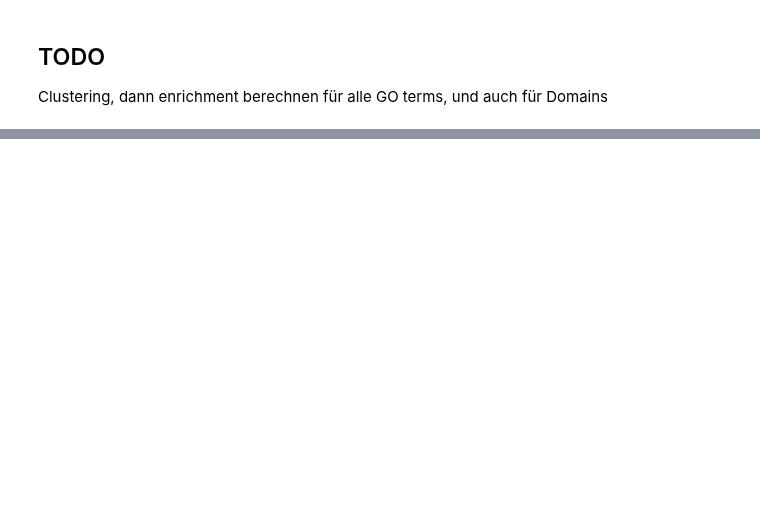
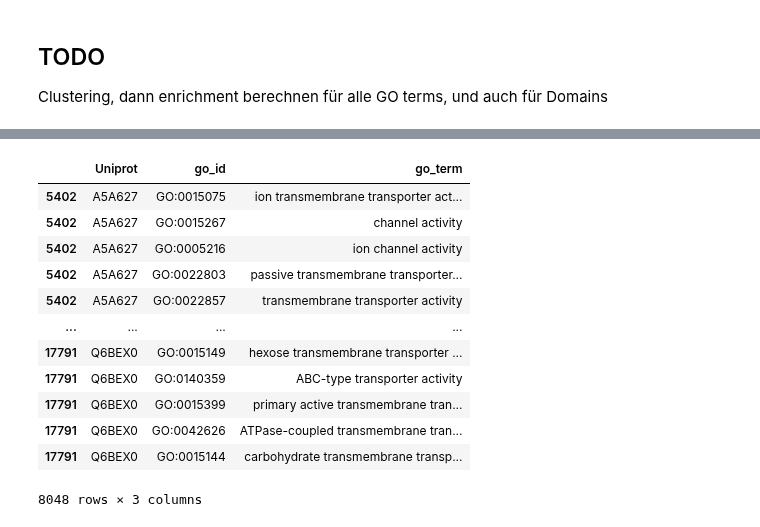
Before and after one commit to adenger/subpred4, a Jupyter notebook: notebooks/04_classificaiton.ipynb, the cells around one changed output, grey strips where cells are left out. Cells and saved outputs as stored; diff of their text form; code cells hidden in the pictures; blank space fills up the shorter version.

```diff
--- a/notebooks/04_classificaiton.ipynb
+++ b/notebooks/04_classificaiton.ipynb
@@ -284,0 +295,16 @@ Clustering, dann enrichment berechnen für alle GO terms, und auch für Domains
+# %%
+goa_uniprot70_tmtp_enables_iea[goa_uniprot70_tmtp_enables_iea.Uniprot.isin(sequences70[sequences70.organism_id == 83333].index)]
+# %% [output]
+|  | Uniprot | go_id | go_term |
+| 5402 | A5A627 | GO:0015075 | ion transmembrane transporter act... |
+| 5402 | A5A627 | GO:0015267 | channel activity |
+| 5402 | A5A627 | GO:0005216 | ion channel activity |
+| 5402 | A5A627 | GO:0022803 | passive transmembrane transporter... |
+| 5402 | A5A627 | GO:0022857 | transmembrane transporter activity |
+| ... | ... | ... | ... |
+| 17791 | Q6BEX0 | GO:0015149 | hexose transmembrane transporter ... |
+| 17791 | Q6BEX0 | GO:0140359 | ABC-type transporter activity |
+| 17791 | Q6BEX0 | GO:0015399 | primary active transmembrane tran... |
+| 17791 | Q6BEX0 | GO:0042626 | ATPase-coupled transmembrane tran... |
+| 17791 | Q6BEX0 | GO:0015144 | carbohydrate transmembrane transp... |
+8048 rows × 3 columns
```
Also changed, not shown: parts of 7 cells of this notebook, 1 other file.
